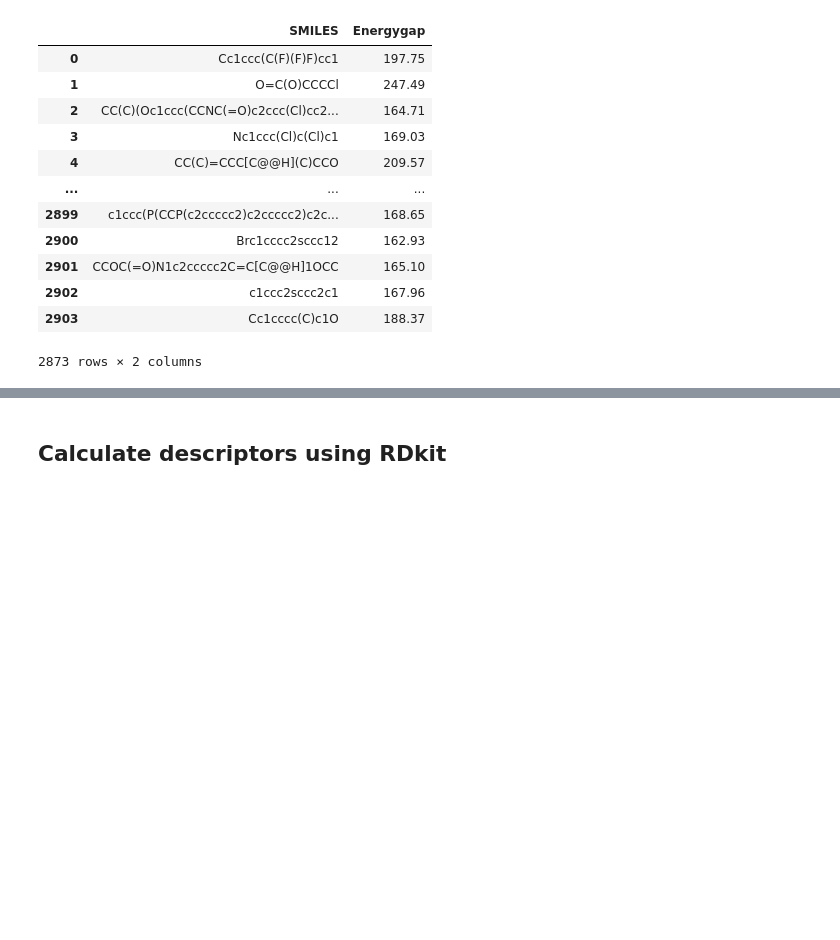
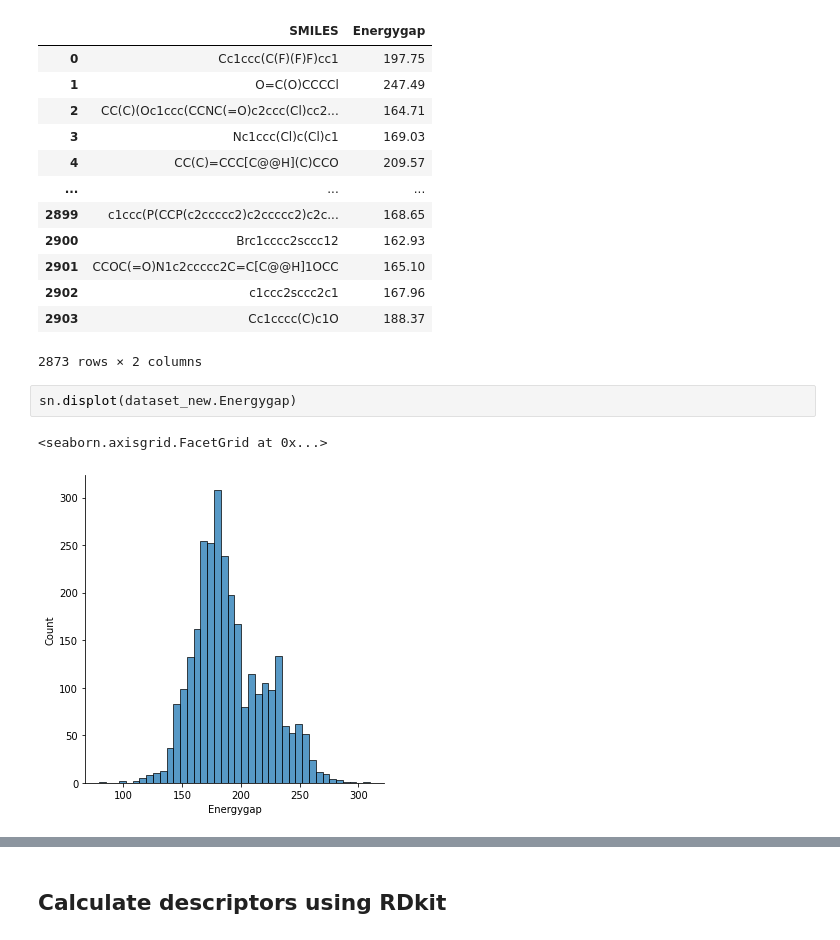
Before and after one commit to gashawmg/RDKit-descriptors-for-HOMO-LUMO-energy-gap-prediction, a Jupyter notebook: HOMO-LUMO Energy Gap Prediction using Molecular descriptors.ipynb, the cells around one changed output, grey strips where cells are left out. Saved outputs shown, nothing was run; the diff lists cells and outputs as text; blank space fills up the shorter version.

```diff
--- a/HOMO-LUMO Energy Gap Prediction using Molecular descriptors.ipynb
+++ b/HOMO-LUMO Energy Gap Prediction using Molecular descriptors.ipynb
@@ -191,3 +191,8 @@ dataset_new
 | 2902 | c1ccc2sccc2c1 | 167.96 |
 | 2903 | Cc1cccc(C)c1O | 188.37 |
 2873 rows × 2 columns
+# %%
+sn.displot(dataset_new.Energygap)
+# %% [output]
+<seaborn.axisgrid.FacetGrid at 0x...>
+[figure, added]
```
Also changed, not shown: parts of 8 cells of this notebook.
